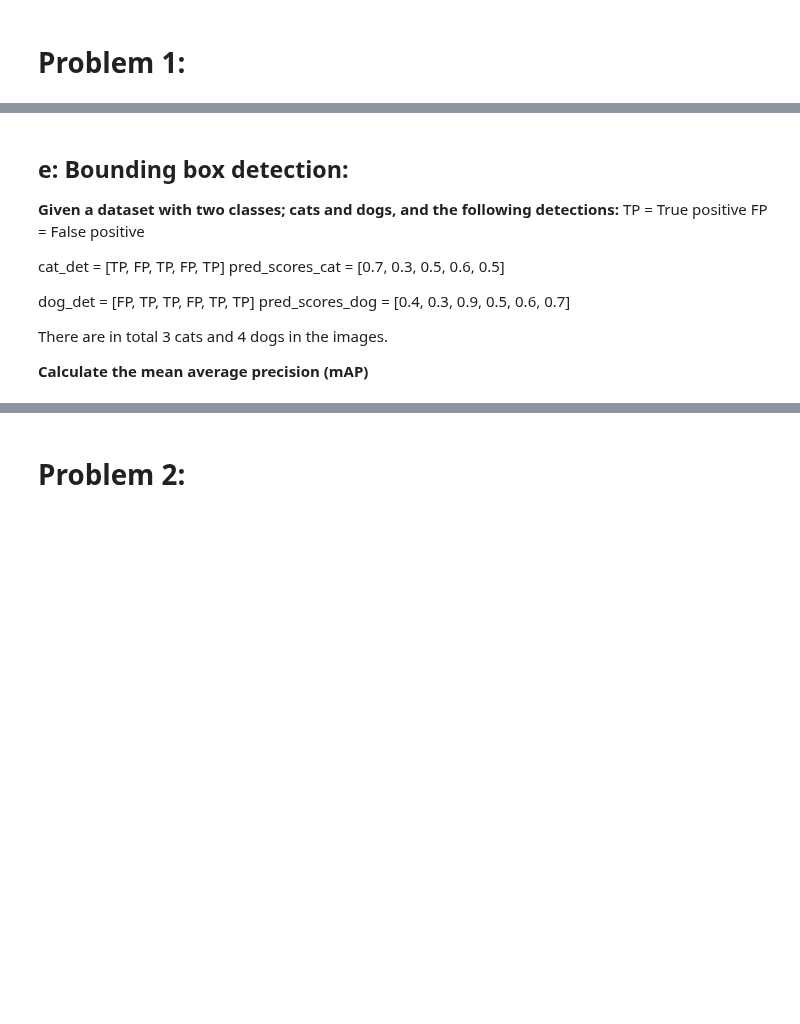
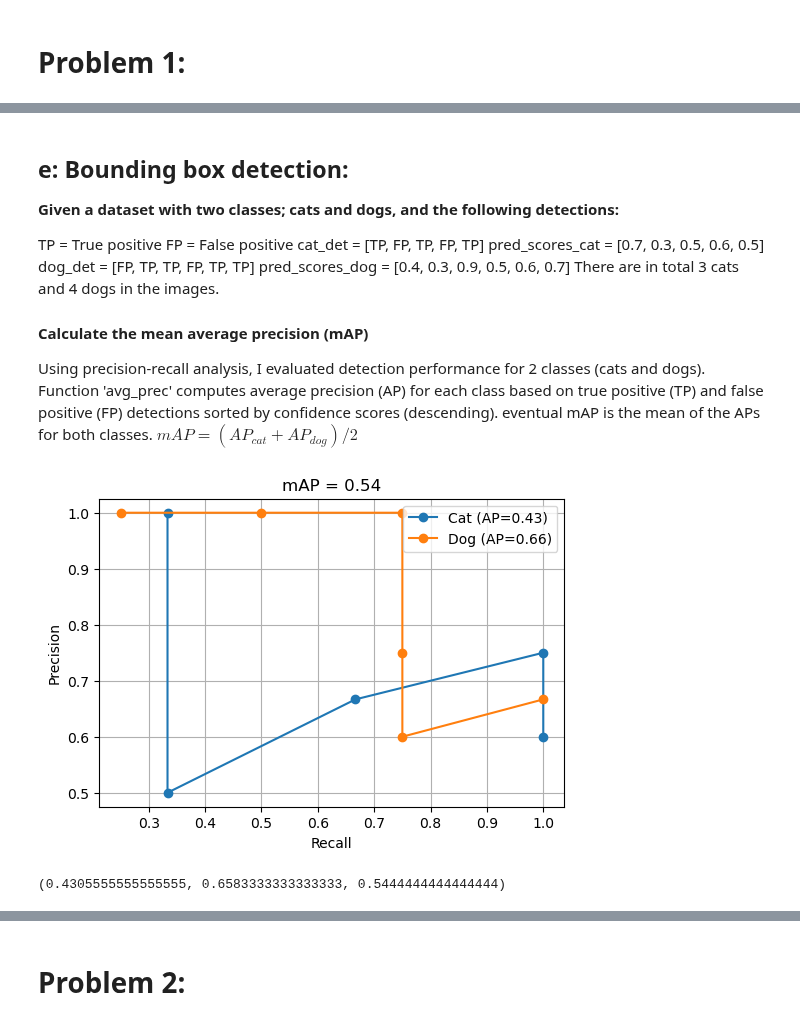
Before and after one commit to MHA963/DeepLearning, a Jupyter notebook: assignments/ass2/Assignment2.ipynb, the cells around one changed output, grey strips where cells are left out. Drawn from its saved outputs; the diff is of its cells as text; code cells hidden in the pictures; blank space fills up the shorter version.

```diff
--- a/assignments/ass2/Assignment2.ipynb
+++ b/assignments/ass2/Assignment2.ipynb
@@ -43,18 +83,68 @@ Since both domain and task differ, this is an **inductive transfer-learning** sc
 # %% [markdown]
 ## e: Bounding box detection:
 **Given a dataset with two classes; cats and dogs, and the following detections:**
+
 TP = True positive
 FP = False positive
-
 cat_det = [TP, FP, TP, FP, TP]
 pred_scores_cat = [0.7, 0.3, 0.5, 0.6, 0.5]
-
 dog_det = [FP, TP, TP, FP, TP, TP]
 pred_scores_dog = [0.4, 0.3, 0.9, 0.5, 0.6, 0.7]
-
-
 There are in total 3 cats and 4 dogs in the images.
 
-**Calculate the mean average precision (mAP)**
+#### Calculate the mean average precision (mAP)
+Using precision-recall analysis, I evaluated detection performance for 2 classes (cats and dogs). Function 'avg_prec' computes average precision (AP) for each class based on true positive (TP) and false positive (FP) detections sorted by confidence scores (descending). eventual mAP is the mean of the APs for both classes. $mAP=(AP_{cat}+AP_{dog})/2$
+# %%
+import numpy as np
+import matplotlib.pyplot as plt
+
+# given data
+cat_det = np.array(["TP", "FP", "TP", "FP", "TP"])
+cat_scores = np.array([0.7, 0.3, 0.5, 0.6, 0.5])
+n_cats = 3 #cats
+
+dog_det = np.array(["FP", "TP", "TP", "FP", "TP", "TP"])
+dog_scores = np.array([0.4, 0.3, 0.9, 0.5, 0.6, 0.7])
+n_dogs = 4 #dogs
+
+def avg_prec(det, scores, n_gt):
+    # sort by scores (descending)
+    idx = np.argsort(-scores)
+    det, scores = det[idx], scores[idx]
+
+    tp = (det == "TP").astype(int)
+    fp = (det == "FP").astype(int)
+
+    cum_tp = np.cumsum(tp)
+    cum_fp = np.cumsum(fp)
+
+    precision = cum_tp / (cum_tp + cum_fp)
+    recall = cum_tp / n_gt
+
+    # Interpolated AP (integration under P-R curve)
+    ap = np.trapz(precision, recall)
+
+    return ap, recall, precision
+
+# Compute AP for cats and dogs
+ap_cat, r_cat, p_cat = avg_prec(cat_det, cat_scores, n_cats)
+ap_dog, r_dog, p_dog = avg_prec(dog_det, dog_scores, n_dogs)
+mAP = (ap_cat + ap_dog) / 2
+
+# --- Plot Precision-Recall curves ---
+plt.figure(figsize=(6, 4))
+plt.plot(r_cat, p_cat, marker='o', label=f'Cat (AP={ap_cat:.2f})')
+plt.plot(r_dog, p_dog, marker='o', label=f'Dog (AP={ap_dog:.2f})')
+plt.xlabel('Recall')
+plt.ylabel('Precision')
+plt.title(f'mAP = {mAP:.2f}')
+plt.legend()
+plt.grid(True)
+plt.show()
+
+ap_cat, ap_dog, mAP
+# %% [output]
+[figure, added]
+(0.4305555555555555, 0.6583333333333333, 0.5444444444444444)
 # %% [markdown]
 ## f: Semantic segmentation - FCN 1:
```
Also changed, not shown: parts of 26 cells of this notebook, 6 other files.
